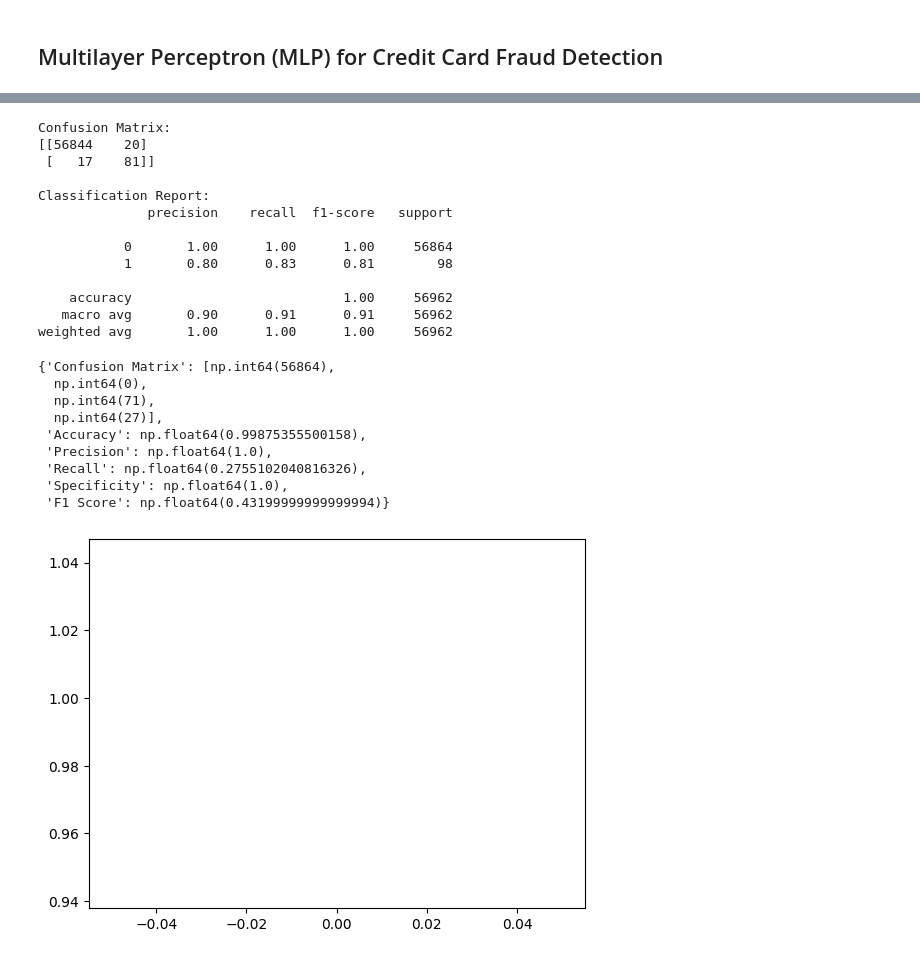
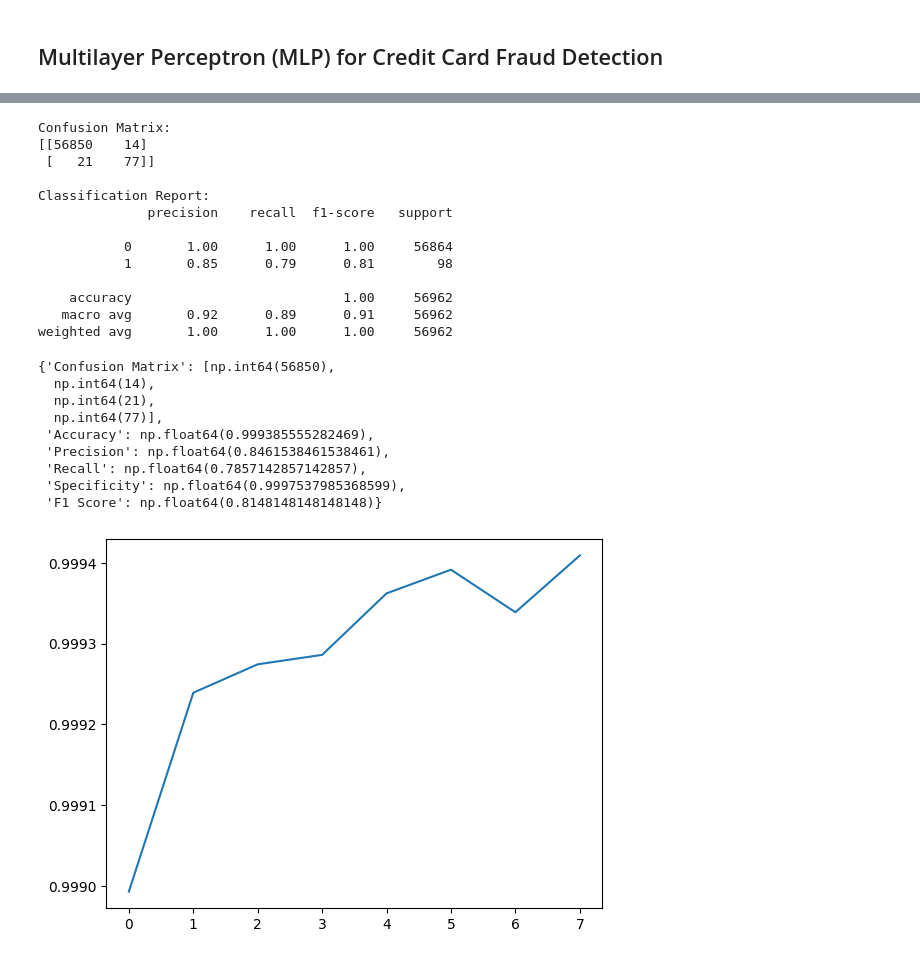
Before and after one commit to EmiN364/TP_ML-AI, a Jupyter notebook: MLP.ipynb, the cells around one changed output, grey strips where cells are left out. Cells and saved outputs as stored; diff of their text form; code cells hidden in the pictures.

```diff
--- a/MLP.ipynb
+++ b/MLP.ipynb
@@ -67,34 +67,19 @@ model.add(Dense(64, activation='relu'))
 model.add(Dense(32, activation='relu'))
 model.add(Dense(1, activation='sigmoid'))
 
-# Normalizar los datos
-scaler = StandardScaler()
-X_train_scaled = scaler.fit_transform(X_train)
-X_test_scaled = scaler.transform(X_test)
-
-# Aplicar SMOTE para balancear el dataset
-smote = SMOTE(random_state=42)
-X_train_balanced, y_train_balanced = smote.fit_resample(X_train_scaled, y_train)
-
-# Calcular pesos de clase personalizados
-n_samples = len(y_train_balanced)
-n_classes = 2
-class_weights = {0: n_samples / (n_classes * np.bincount(y_train_balanced)[0]),
-                1: n_samples / (n_classes * np.bincount(y_train_balanced)[1])}
-
 # Optimizer and loss function
 model.compile(optimizer='adam', loss='binary_crossentropy', metrics=['accuracy'])
 model.summary()
 
 # Train the model with class weights
-history = model.fit(X_train_balanced, y_train_balanced,
-                   epochs=1,
+history = model.fit(X_train, y_train,
+                   epochs=8,
                    validation_split=0.25,
                    verbose=1)
 print(f"Training Loss: {history.history['loss'][-1]:.4f}",
       f"Training Accuracy: {history.history['accuracy'][-1]:.4f}")
 
 # Evaluate the model
-loss, accuracy = model.evaluate(X_test_scaled, y_test, verbose=0)
+loss, accuracy = model.evaluate(X_test, y_test, verbose=0)
 print(f'Loss: {loss:.4f} - Accuracy: {accuracy:.4f}')
 # %% [output]
@@ -119,5 +119,5 @@ Loss: 0.0115 - Accuracy: 0.9978
 # %%
-y_pred = model.predict(X_test_scaled)
+y_pred = model.predict(X_test)
 
 precision, recall, thresholds = precision_recall_curve(y_test, y_pred)
 f1_scores = 2 * (precision * recall) / (precision + recall + 1e-6)
@@ -131,39 +131,39 @@ Best threshold for F1: 0.9919138
 # %%
 # Test the model and evaluate performance
-threshold = 0.9919138
+threshold = 0.43366247
 
 y_pred_classes = np.where(y_pred > threshold, 1, 0)
 print("Confusion Matrix:")
 print(confusion_matrix(y_test, y_pred_classes))
 print("\nClassification Report:")
 print(classification_report(y_test, y_pred_classes))
 
 
 # Plot training & validation accuracy values
 plt.plot(history.history['accuracy'])
 
-evaluate_classification_metrics(y_test, y_pred, 1)
+evaluate_classification_metrics(y_test, y_pred_classes, 1)
 # %% [output]
 Confusion Matrix:
-[[56844    20]
- [   17    81]]
+[[56850    14]
+ [   21    77]]
 
 Classification Report:
               precision    recall  f1-score   support
 
            0       1.00      1.00      1.00     56864
-           1       0.80      0.83      0.81        98
+           1       0.85      0.79      0.81        98
 
     accuracy                           1.00     56962
-   macro avg       0.90      0.91      0.91     56962
+   macro avg       0.92      0.89      0.91     56962
 weighted avg       1.00      1.00      1.00     56962
-{'Confusion Matrix': [np.int64(56864),
-  np.int64(0),
-  np.int64(71),
-  np.int64(27)],
- 'Accuracy': np.float64(0.99875355500158),
- 'Precision': np.float64(1.0),
- 'Recall': np.float64(0.2755102040816326),
- 'Specificity': np.float64(1.0),
- 'F1 Score': np.float64(0.43199999999999994)}
+{'Confusion Matrix': [np.int64(56850),
+  np.int64(14),
+  np.int64(21),
+  np.int64(77)],
+ 'Accuracy': np.float64(0.999385555282469),
+ 'Precision': np.float64(0.8461538461538461),
+ 'Recall': np.float64(0.7857142857142857),
+ 'Specificity': np.float64(0.9997537985368599),
+ 'F1 Score': np.float64(0.8148148148148148)}
-[figure, old version]
+[figure, new version]
```
Also changed, not shown: parts of 2 cells of this notebook, 2 other files.
